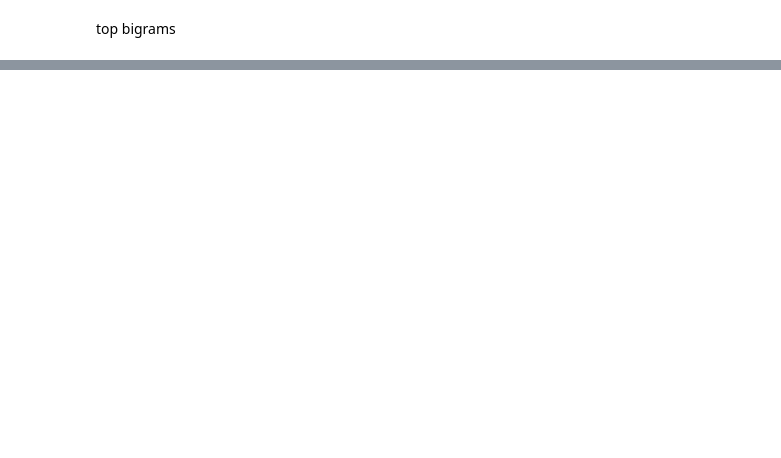
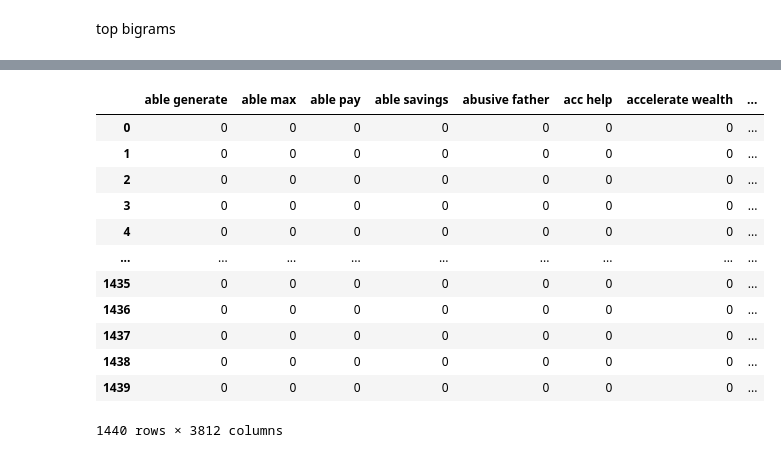
Before and after one commit to Osei7/reddit-classification-nlp, a Jupyter notebook: code/Notebook_2_Data_Cleaning_EDA.ipynb, the cells around one changed output, grey strips where cells are left out. Cells and saved outputs as stored; diff of their text form; code cells hidden in the pictures; blank space fills up the shorter version.

```diff
--- a/code/Notebook_2_Data_Cleaning_EDA.ipynb
+++ b/code/Notebook_2_Data_Cleaning_EDA.ipynb
@@ -421,0 +498,16 @@ top bigrams
+# %%
+fin_vec_df
+# %% [output]
+|  | able generate | able max | able pay | able savings | abusive father | acc help | accelerate wealth | ... |
+| 0 | 0 | 0 | 0 | 0 | 0 | 0 | 0 | ... |
+| 1 | 0 | 0 | 0 | 0 | 0 | 0 | 0 | ... |
+| 2 | 0 | 0 | 0 | 0 | 0 | 0 | 0 | ... |
+| 3 | 0 | 0 | 0 | 0 | 0 | 0 | 0 | ... |
+| 4 | 0 | 0 | 0 | 0 | 0 | 0 | 0 | ... |
+| ... | ... | ... | ... | ... | ... | ... | ... | ... |
+| 1435 | 0 | 0 | 0 | 0 | 0 | 0 | 0 | ... |
+| 1436 | 0 | 0 | 0 | 0 | 0 | 0 | 0 | ... |
+| 1437 | 0 | 0 | 0 | 0 | 0 | 0 | 0 | ... |
+| 1438 | 0 | 0 | 0 | 0 | 0 | 0 | 0 | ... |
+| 1439 | 0 | 0 | 0 | 0 | 0 | 0 | 0 | ... |
+1440 rows × 3812 columns
```
Also changed, not shown: parts of 27 cells of this notebook, 8 other files.
